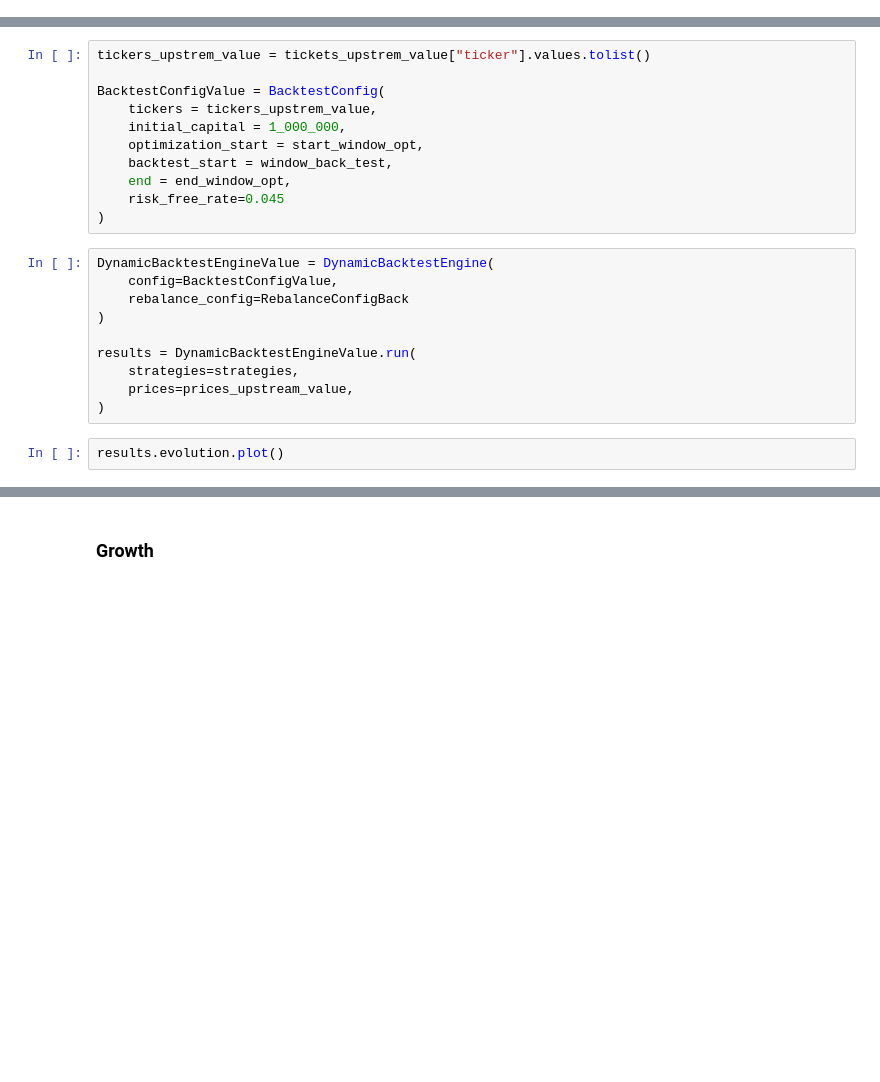
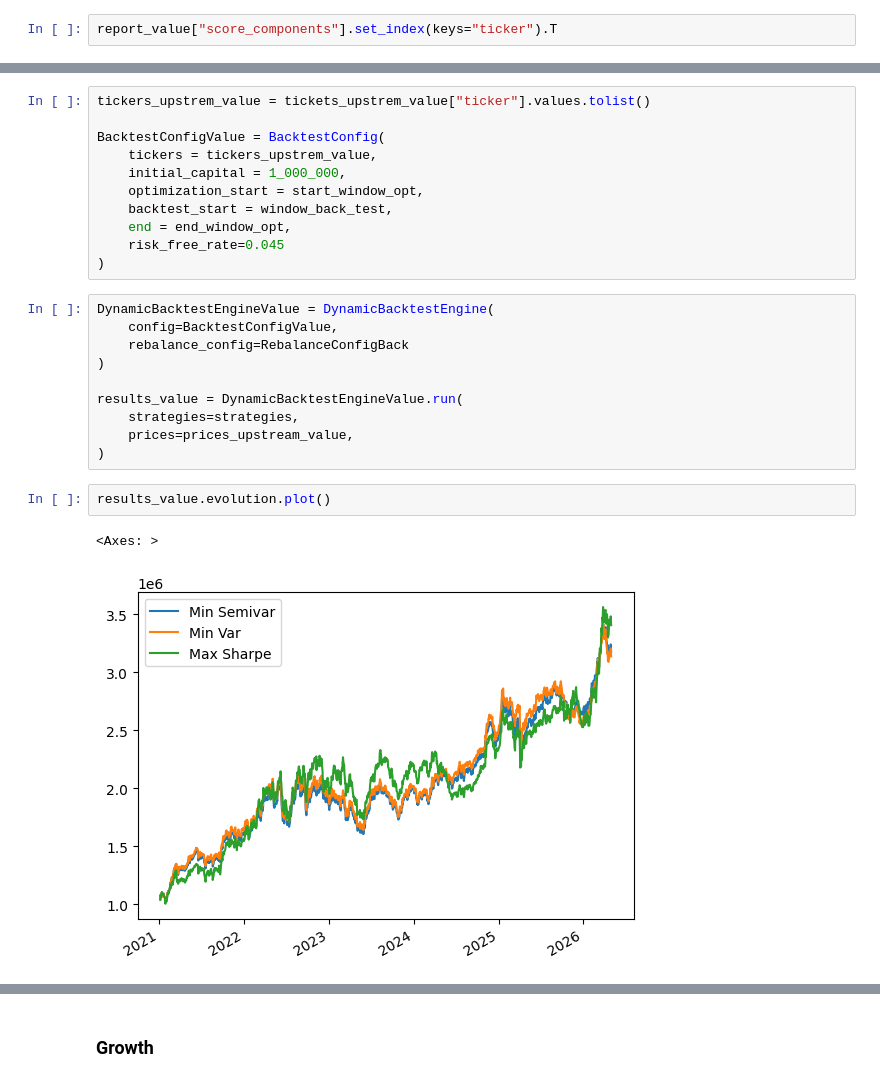
Before and after one commit to Rigobertoj/portafolios_inversion, a Jupyter notebook: research/08.20260501.energy_industry.ipynb, the cells around one changed output, grey strips where cells are left out. Drawn from its saved outputs; the diff is of its cells as text; blank space fills up the shorter version.

```diff
--- a/research/08.20260501.energy_industry.ipynb
+++ b/research/08.20260501.energy_industry.ipynb
@@ -280,3 +277,5 @@ report_value["selected"]
 | 2 | PARR | 64.044737 | 0.96 | value | Energy | Oil & Gas Refining & Marketing |
 | 3 | EOG | 60.586842 | 1.00 | value | Energy | Oil & Gas E&P |
 | 4 | DAL | 60.307895 | 1.00 | value | Industrials | Airlines |
+# %%
+report_value["score_components"].set_index(keys="ticker").T
@@ -427,11 +531,14 @@ DynamicBacktestEngineValue = DynamicBacktestEngine(
     rebalance_config=RebalanceConfigBack
 )
 
-results = DynamicBacktestEngineValue.run(
+results_value = DynamicBacktestEngineValue.run(
     strategies=strategies,
     prices=prices_upstream_value,
 )
 # %%
-results.evolution.plot()
+results_value.evolution.plot()
+# %% [output]
+<Axes: >
+[figure, added]
 # %%
 # Rebalanceo mensual, ventana cada 6 meses
```
Also changed, not shown: parts of 19 cells of this notebook, 5 other files.
